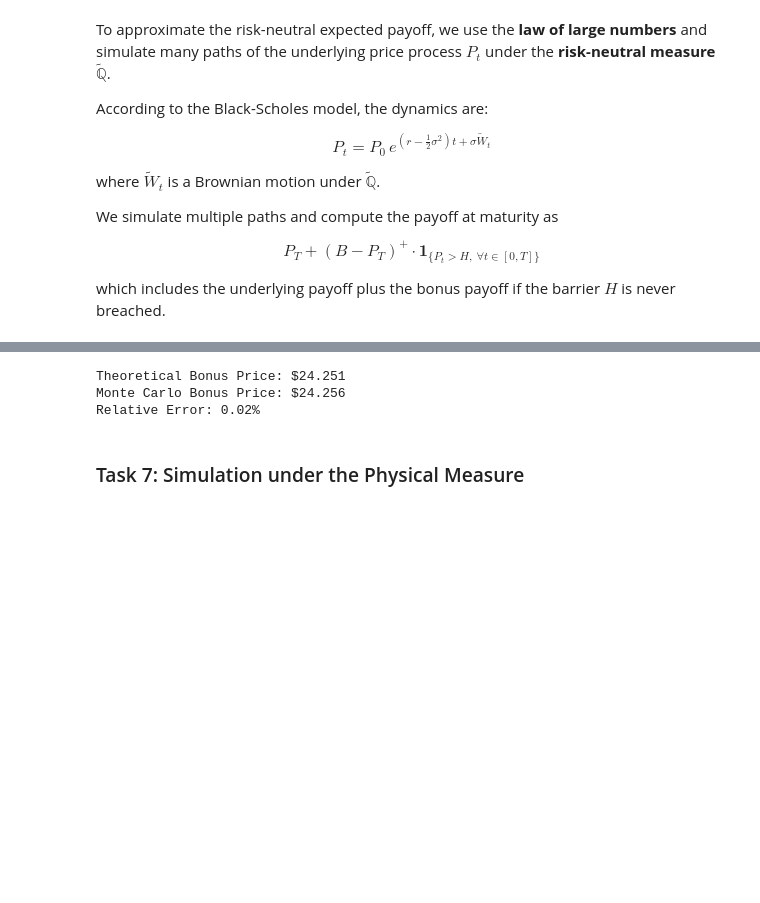
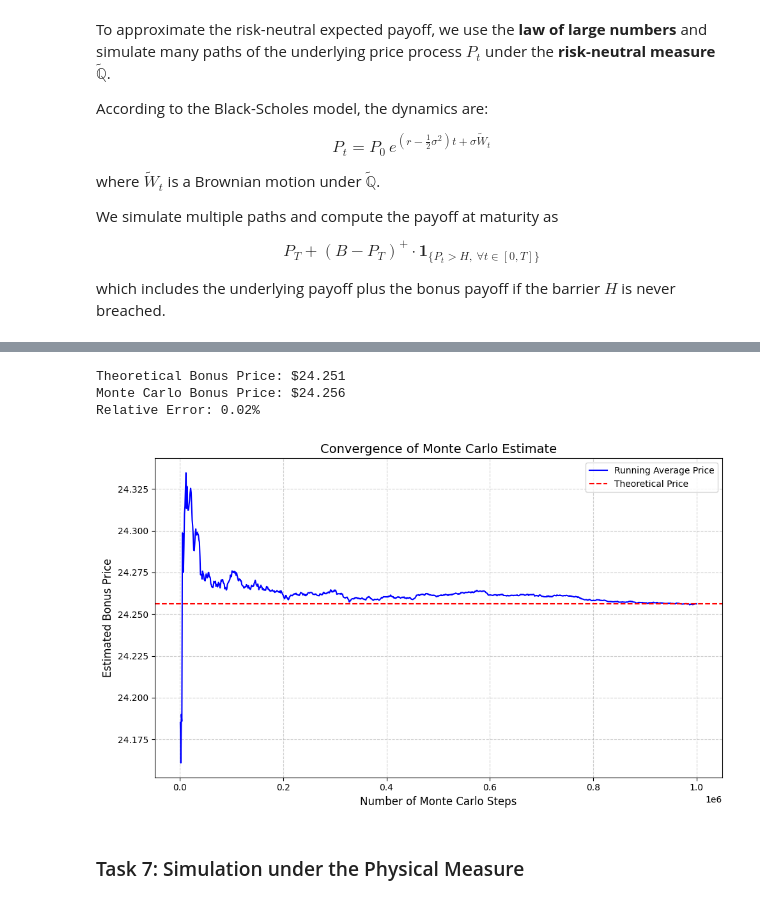
Before and after one commit to manuelgonzalzz/bonus-certificate, a Jupyter notebook: project_grade_extra.ipynb, the cells around one changed output, grey strips where cells are left out. Cells and saved outputs as stored; diff of their text form; code cells hidden in the pictures; blank space fills up the shorter version.

```diff
--- a/project_grade_extra.ipynb
+++ b/project_grade_extra.ipynb
@@ -1056,15 +1115,29 @@ pd.DataFrame([montecarloResults]).T
 # %%
 theoreticalBonusPrice = results["Bonus Price"]
 montecarloBonusPrice = montecarloResults["Bonus Price"]
 relative_error = abs(theoreticalBonusPrice - montecarloBonusPrice) / theoreticalBonusPrice * 100  # in %
 
 print(f"Theoretical Bonus Price: ${theoreticalBonusPrice:.3f}")
 print(f"Monte Carlo Bonus Price: ${montecarloBonusPrice:.3f}")
 print(f"Relative Error: {relative_error:.2f}%")
+
+plt.figure(figsize=(10, 6))
+x_vals = np.arange(1000, MC_steps + 1, 1000)
+plt.plot(x_vals, runningAverages, label='Running Average Price', color='blue', linewidth=1.5)
+plt.axhline(montecarloResults["Bonus Price"], color='red', linestyle='--', label='Theoretical Price')
+
+plt.xlabel("Number of Monte Carlo Steps", fontsize=12)
+plt.ylabel("Estimated Bonus Price", fontsize=12)
+plt.title("Convergence of Monte Carlo Estimate", fontsize=14)
+plt.grid(True, linestyle='--', alpha=0.6)
+plt.legend()
+plt.tight_layout()
+plt.show()
 # %% [output]
 Theoretical Bonus Price: $24.251
 Monte Carlo Bonus Price: $24.256
 Relative Error: 0.02%
+[figure, added]
 # %% [markdown]
 ### Task 7: Simulation under the Physical Measure
 # %% [markdown]
```
Also changed, not shown: parts of 10 cells of this notebook.
